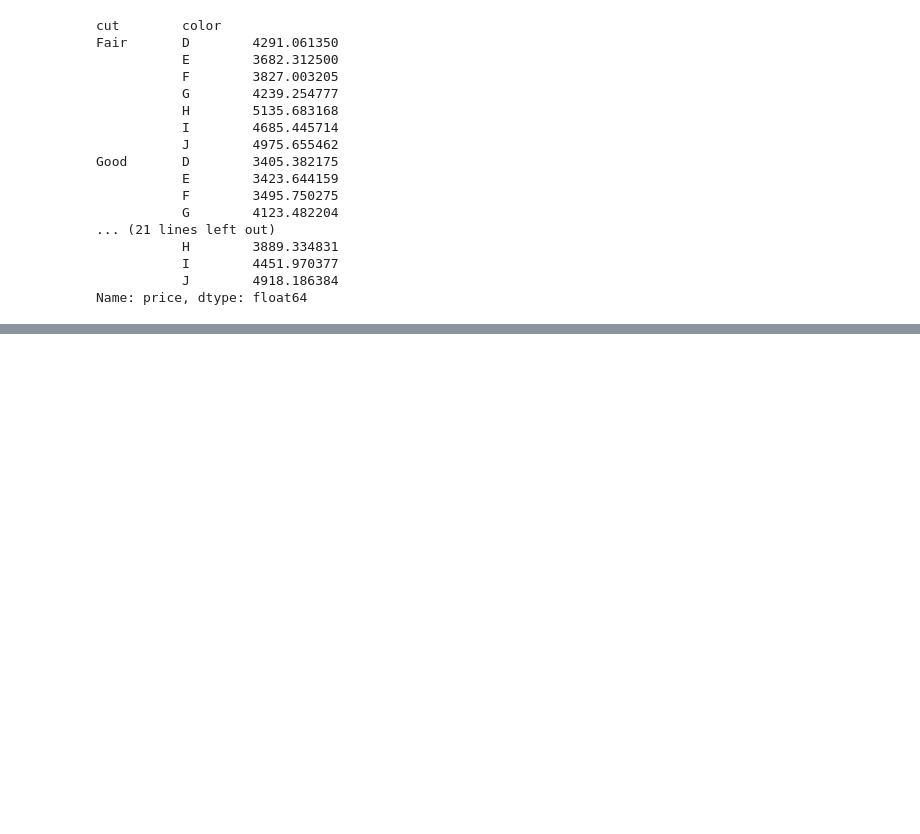
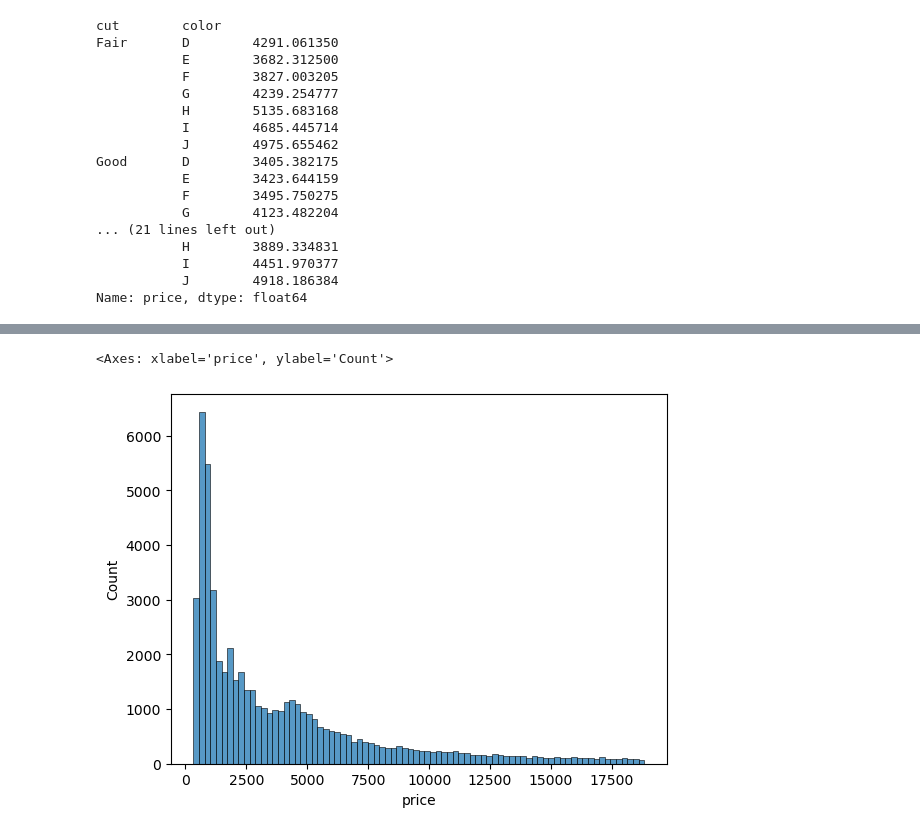
Before and after one commit to mtamerb/data-visualization, a Jupyter notebook: data-visualization.ipynb, the cells around one changed output, grey strips where cells are left out. Saved outputs shown, nothing was run; the diff lists cells and outputs as text; code cells hidden in the pictures; blank space fills up the shorter version.

```diff
--- a/data-visualization.ipynb
+++ b/data-visualization.ipynb
@@ -481,0 +522,5 @@ Name: price, dtype: float64
+# %%
+sns.histplot(df.price)
+# %% [output]
+<Axes: xlabel='price', ylabel='Count'>
+[figure, added]
```
Also changed, not shown: parts of 11 cells of this notebook.
